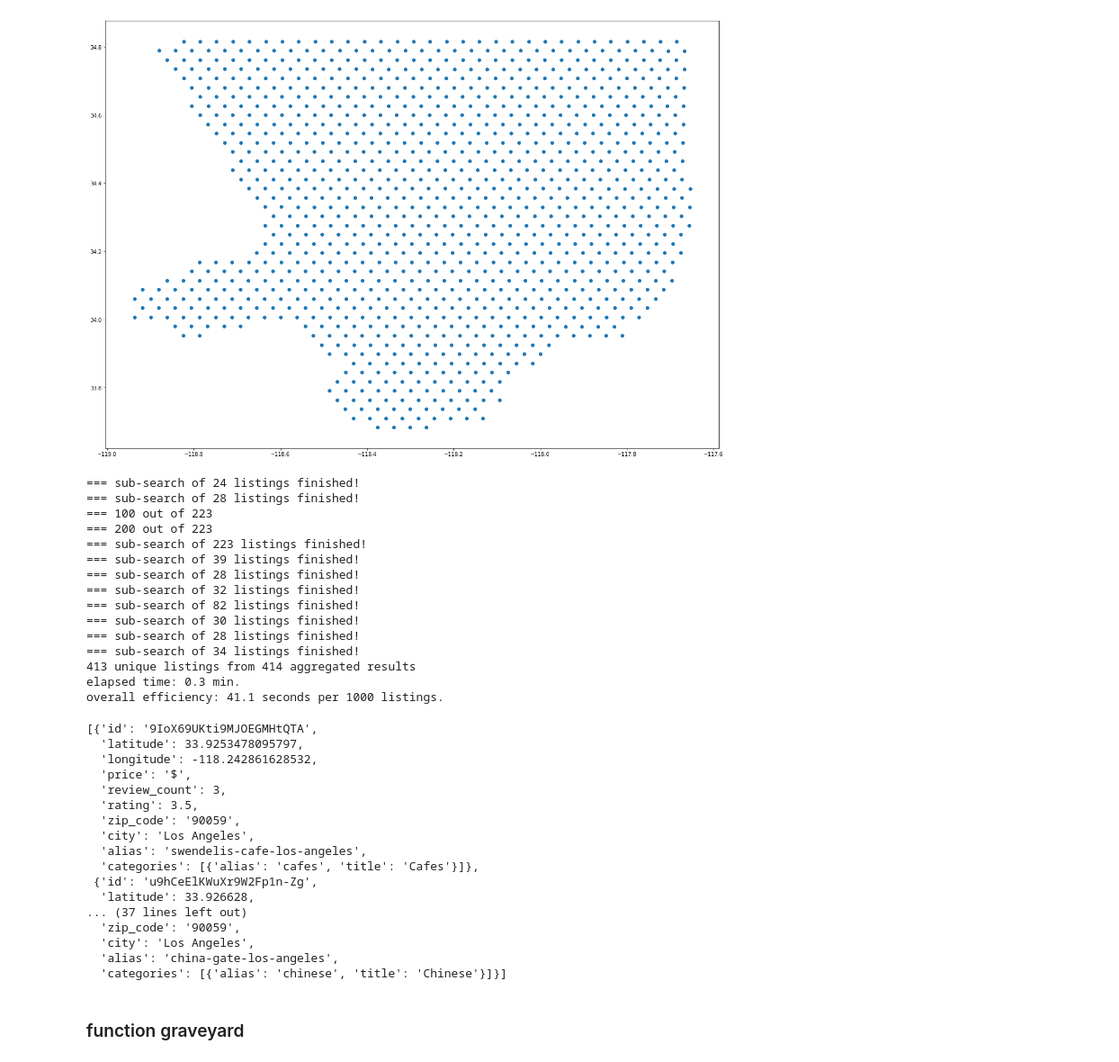
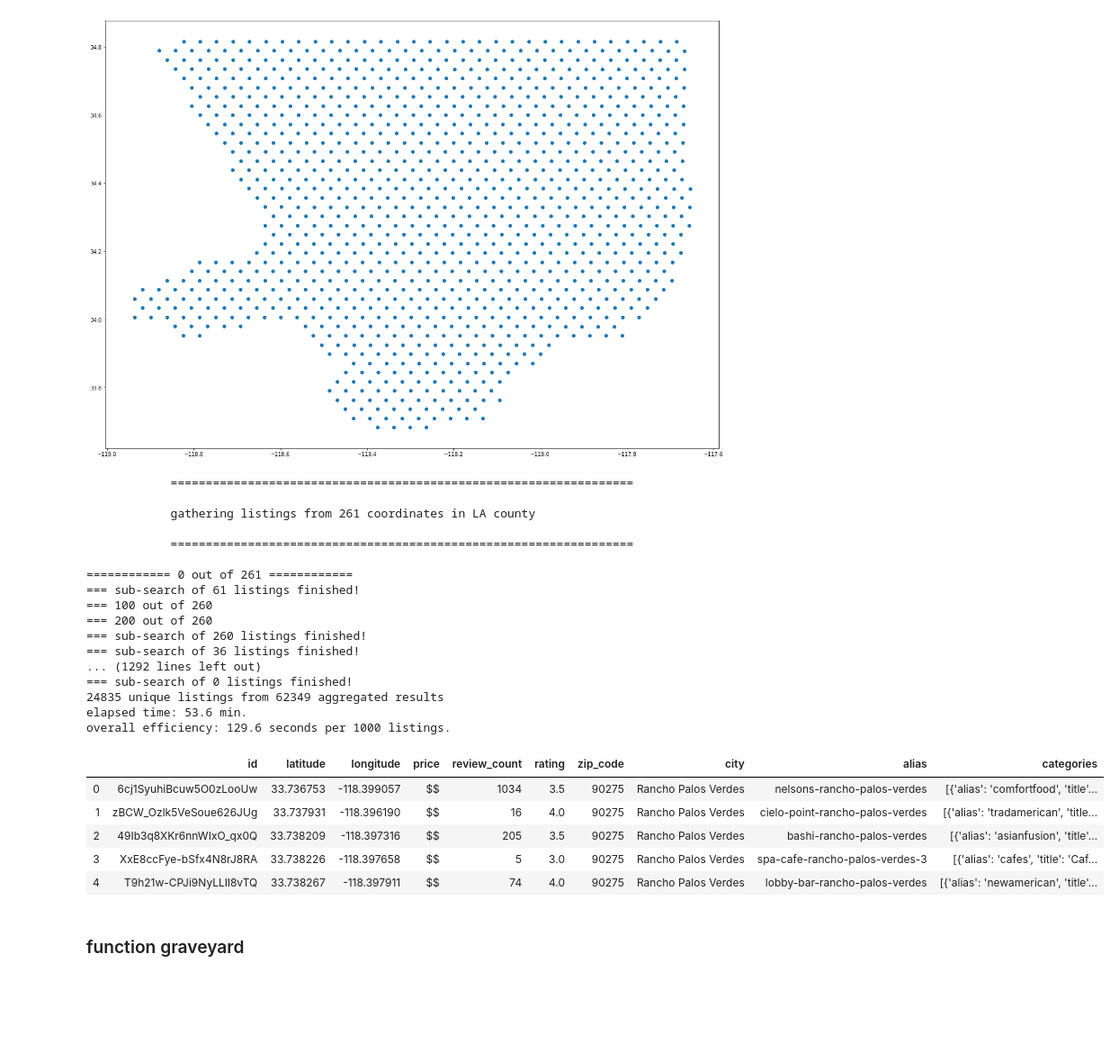
Before and after one commit to aejsong/Predicting-Neighborhood-Affluence-with-Yelp, a Jupyter notebook: Code/01 - Yelp Webscraping.ipynb, the cells around one changed output. Shown: that part at 90% size. Cells and saved outputs as stored; diff of their text form; code cells hidden in the pictures; blank space fills up the shorter version.

```diff
--- a/Code/01 - Yelp Webscraping.ipynb
+++ b/Code/01 - Yelp Webscraping.ipynb
@@ -938,41 +968,32 @@ def la_county_yelp_scanner(radius, start=0, end=-1, sleep=0.25):
 # %%
-b, e = la_county_yelp_scanner(1000, start=400, end=10, sleep=0.3)
+b, e = la_county_yelp_scanner(4000, start=0, end=-1, sleep=0.3)
 # %% [output]
-=== sub-search of 24 listings finished!
-=== sub-search of 28 listings finished!
-=== 100 out of 223
-=== 200 out of 223
-=== sub-search of 223 listings finished!
-=== sub-search of 39 listings finished!
-=== sub-search of 28 listings finished!
-=== sub-search of 32 listings finished!
-=== sub-search of 82 listings finished!
-=== sub-search of 30 listings finished!
-=== sub-search of 28 listings finished!
-=== sub-search of 34 listings finished!
-413 unique listings from 414 aggregated results
-elapsed time: 0.3 min.
-overall efficiency: 41.1 seconds per 1000 listings.
+            ==================================================================
+
+            gathering listings from 261 coordinates in LA county
+
+            ==================================================================
+
+============ 0 out of 261 ============
+=== sub-search of 61 listings finished!
+=== 100 out of 260
+=== 200 out of 260
+=== sub-search of 260 listings finished!
+=== sub-search of 36 listings finished!
+... (1292 lines left out)
+=== sub-search of 0 listings finished!
+24835 unique listings from 62349 aggregated results
+elapsed time: 53.6 min.
+overall efficiency: 129.6 seconds per 1000 listings.
 # %%
-b[:5]
+b.head()
 # %% [output]
-[{'id': '9IoX69UKti9MJOEGMHtQTA',
-  'latitude': 33.9253478095797,
-  'longitude': -118.242861628532,
-  'price': '$',
-  'review_count': 3,
-  'rating': 3.5,
-  'zip_code': '90059',
-  'city': 'Los Angeles',
-  'alias': 'swendelis-cafe-los-angeles',
-  'categories': [{'alias': 'cafes', 'title': 'Cafes'}]},
- {'id': 'u9hCeElKWuXr9W2Fp1n-Zg',
-  'latitude': 33.926628,
-... (37 lines left out)
-  'zip_code': '90059',
-  'city': 'Los Angeles',
-  'alias': 'china-gate-los-angeles',
-  'categories': [{'alias': 'chinese', 'title': 'Chinese'}]}]
+|  | id | latitude | longitude | price | review_count | rating | zip_code | city | alias | categories |
+| 0 | 6cj1SyuhiBcuw5O0zLooUw | 33.736753 | -118.399057 | $$ | 1034 | 3.5 | 90275 | Rancho Palos Verdes | nelsons-rancho-palos-verdes | [{'alias': 'comfortfood', 'title'... |
+| 1 | zBCW_Ozlk5VeSoue626JUg | 33.737931 | -118.396190 | $$ | 16 | 4.0 | 90275 | Rancho Palos Verdes | cielo-point-rancho-palos-verdes | [{'alias': 'tradamerican', 'title... |
+| 2 | 49Ib3q8XKr6nnWIxO_qx0Q | 33.738209 | -118.397316 | $$ | 205 | 3.5 | 90275 | Rancho Palos Verdes | bashi-rancho-palos-verdes | [{'alias': 'asianfusion', 'title'... |
+| 3 | XxE8ccFye-bSfx4N8rJ8RA | 33.738226 | -118.397658 | $$ | 5 | 3.0 | 90275 | Rancho Palos Verdes | spa-cafe-rancho-palos-verdes-3 | [{'alias': 'cafes', 'title': 'Caf... |
+| 4 | T9h21w-CPJi9NyLLIl8vTQ | 33.738267 | -118.397911 | $$ | 74 | 4.0 | 90275 | Rancho Palos Verdes | lobby-bar-rancho-palos-verdes | [{'alias': 'newamerican', 'title'... |
 # %% [markdown]
 ### function graveyard
 # %%
```
Also changed, not shown: parts of 2 cells of this notebook, 9 other files.
